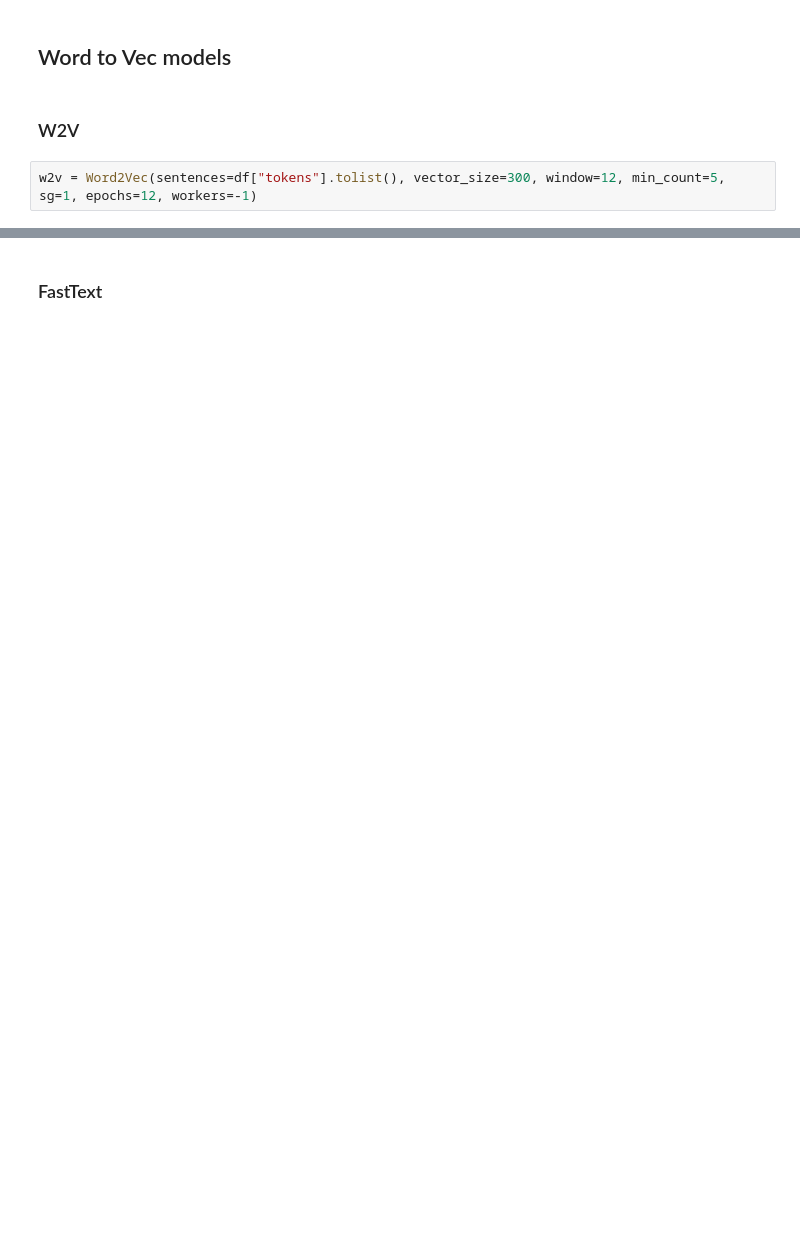
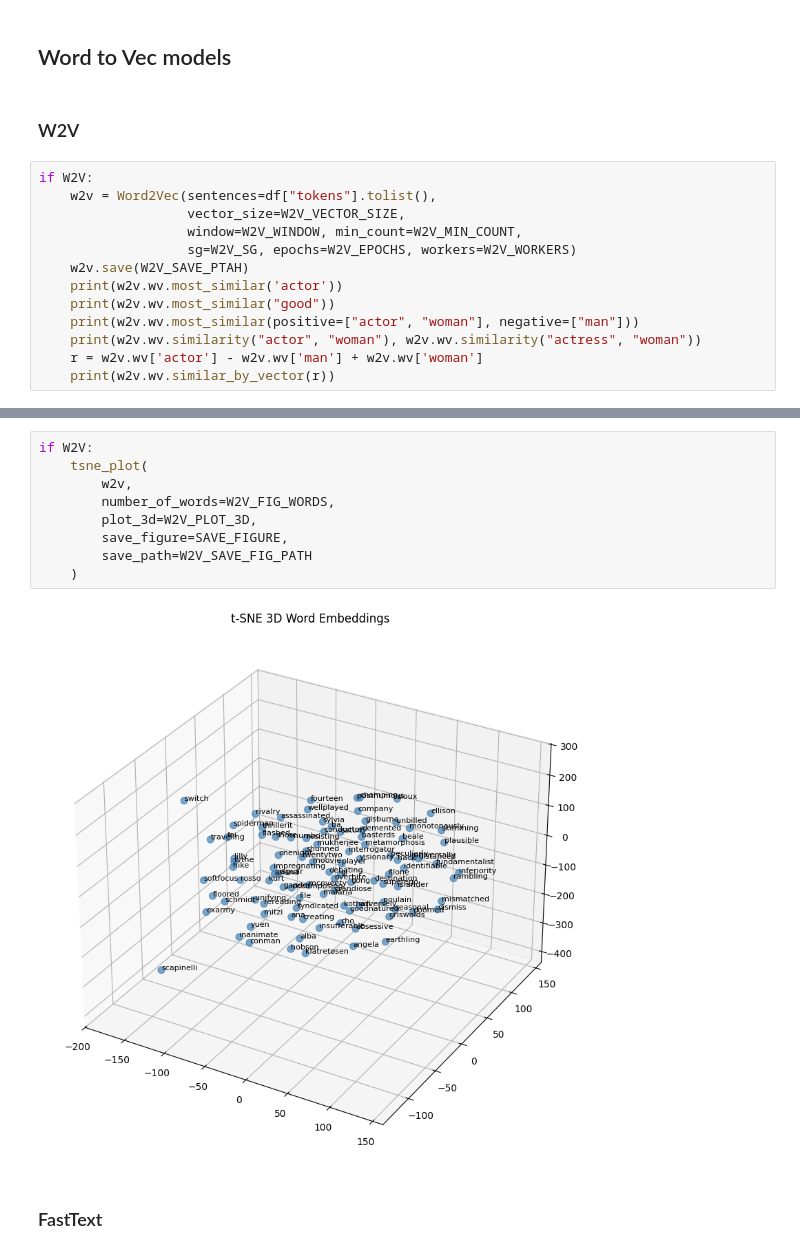
Before and after one commit to Swar028363/sentiment_analysis, a Jupyter notebook: notebooks/03_feature_engineering.ipynb, the cells around one changed output, grey strips where cells are left out. Saved outputs shown, nothing was run; the diff lists cells and outputs as text; blank space fills up the shorter version.

```diff
--- a/notebooks/03_feature_engineering.ipynb
+++ b/notebooks/03_feature_engineering.ipynb
@@ -441,4 +483,15 @@ del tfidfVecer
 # %% [markdown]
 ### W2V
 # %%
-w2v = Word2Vec(sentences=df["tokens"].tolist(), vector_size=300, window=12, min_count=5, sg=1, epochs=12, workers=-1)
+if W2V:
+    w2v = Word2Vec(sentences=df["tokens"].tolist(),
+                   vector_size=W2V_VECTOR_SIZE,
+                   window=W2V_WINDOW, min_count=W2V_MIN_COUNT,
+                   sg=W2V_SG, epochs=W2V_EPOCHS, workers=W2V_WORKERS)
+    w2v.save(W2V_SAVE_PTAH)
+    print(w2v.wv.most_similar('actor'))
+    print(w2v.wv.most_similar("good"))
+    print(w2v.wv.most_similar(positive=["actor", "woman"], negative=["man"]))
+    print(w2v.wv.similarity("actor", "woman"), w2v.wv.similarity("actress", "woman"))
+    r = w2v.wv['actor'] - w2v.wv['man'] + w2v.wv['woman']
+    print(w2v.wv.similar_by_vector(r))
@@ -504,3 +528,14 @@ w2v.wv.similar_by_vector(r)
+# %%
+if W2V:
+    tsne_plot(
+        w2v,
+        number_of_words=W2V_FIG_WORDS,
+        plot_3d=W2V_PLOT_3D,
+        save_figure=SAVE_FIGURE,
+        save_path=W2V_SAVE_FIG_PATH
+    )
+# %% [output]
+[figure, added]
 # %% [markdown]
 ### FastText
 # %%
```
Also changed, not shown: parts of 43 cells of this notebook.
